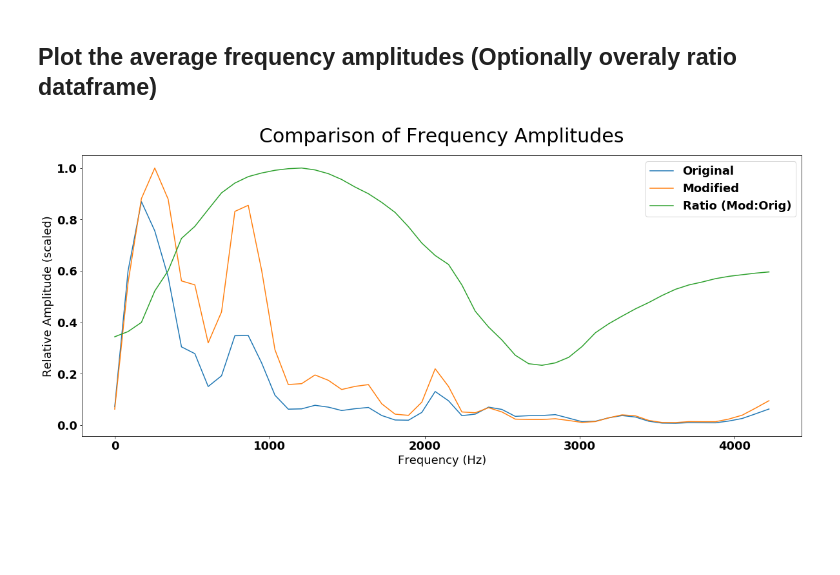
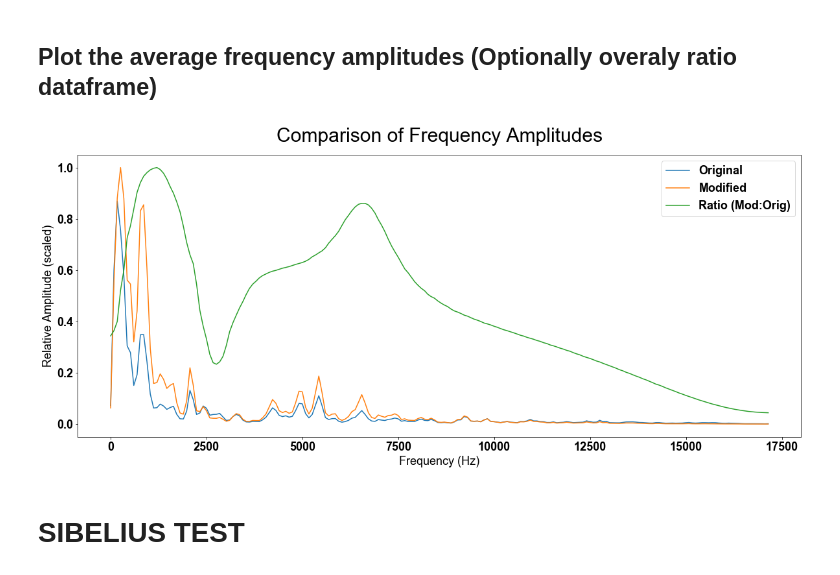
Before and after one commit to QED0711/ds_practice, a Jupyter notebook: librosa/audio_file_analyzer.ipynb, the cells around one changed output. Drawn from its saved outputs; the diff is of its cells as text; code cells hidden in the pictures; blank space fills up the shorter version.

Commit message:
added sib audio files and graphs

```diff
--- a/librosa/audio_file_analyzer.ipynb
+++ b/librosa/audio_file_analyzer.ipynb
@@ -187,11 +187,13 @@ ratio_df = AudioCompare.get_ratio_df(original=original.df, modified=modified.df)
 # %%
 fig = plt.figure(figsize=(20,8))
 
 AudioCompare.plot_spectrum_group(
     dfs=[original.df, modified.df],
-    frange=[0,50],
+    frange=[0,200],
     ratio_df=ratio_df
 )
 plt.show()
 # %% [output]
-[figure, old version]
+[figure, new version]
+# %% [markdown]
+# SIBELIUS TEST
```
Also changed, not shown: parts of 4 cells of this notebook, 2 other files.
